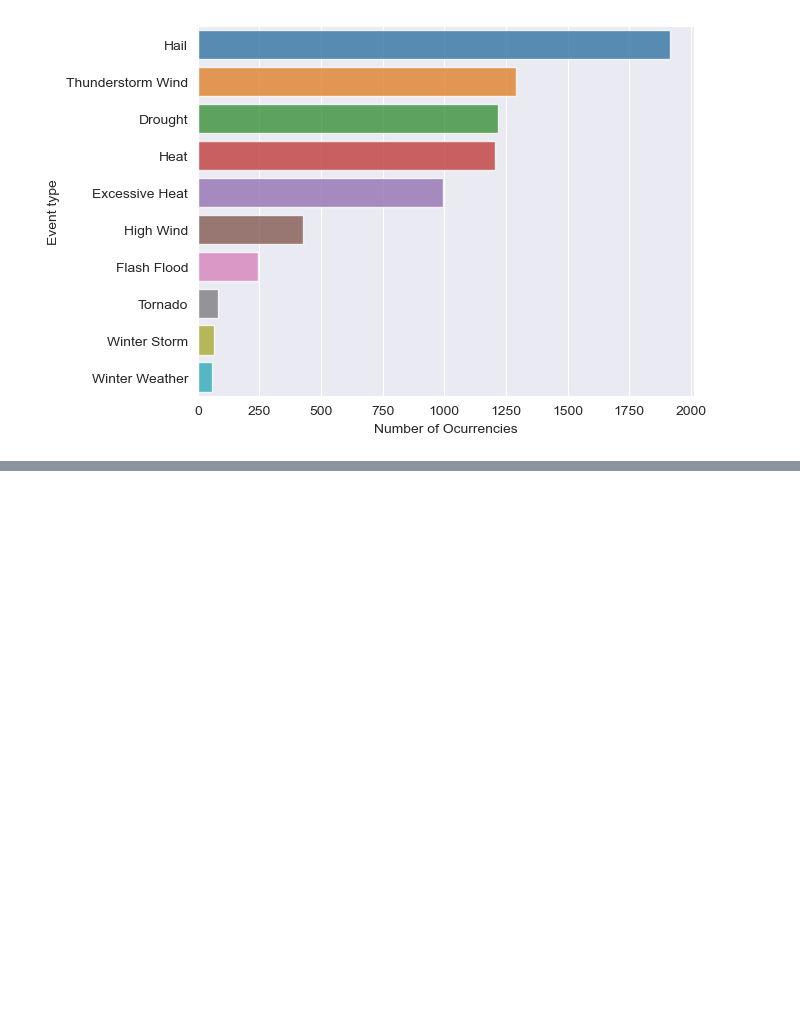
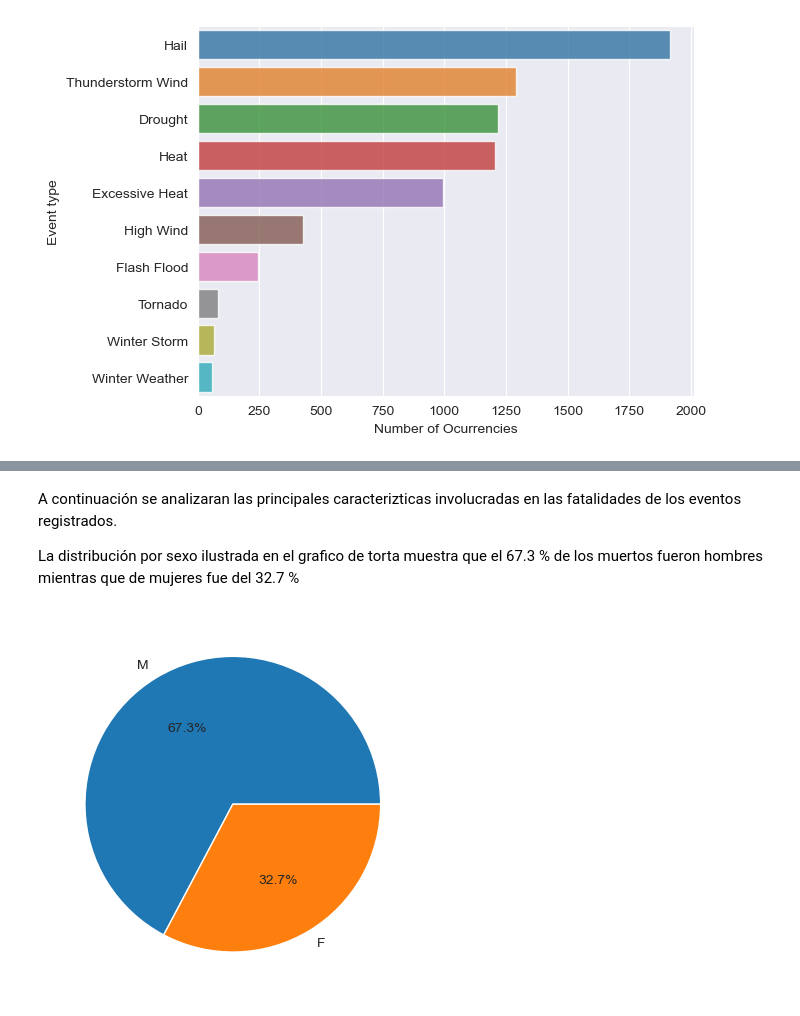
Before and after one commit to paobtorres/project_data_science, a Jupyter notebook: Desafio_FeatureSelection_TorresPaola.ipynb, the cells around one changed output, grey strips where cells are left out. Cells and saved outputs as stored; diff of their text form; code cells hidden in the pictures; blank space fills up the shorter version.

```diff
--- a/Desafio_FeatureSelection_TorresPaola.ipynb
+++ b/Desafio_FeatureSelection_TorresPaola.ipynb
@@ -946,0 +974,12 @@ plt.show()
+# %% [markdown]
+A continuación se analizaran las principales caracterizticas involucradas en las fatalidades de los eventos registrados.
+
+
+La distribución por sexo ilustrada en el grafico de torta muestra que el 67.3 % de los muertos fueron hombres mientras que de mujeres fue del 32.7 %
+# %%
+sns.set_style("darkgrid")
+plt.pie(df_fatalities_joined['FATALITY_SEX'].value_counts().values, labels= df_fatalities_joined['FATALITY_SEX'].value_counts().index , autopct='%1.1f%%' )
+plt.title('Distribución de Fatalidades por Sexo')
+plt.show()
+# %% [output]
+[figure, added]
```
Also changed, not shown: parts of 10 cells of this notebook.
